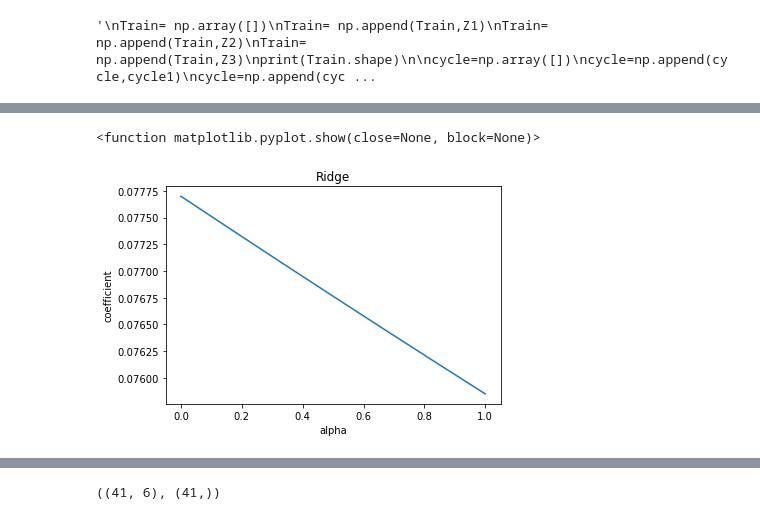
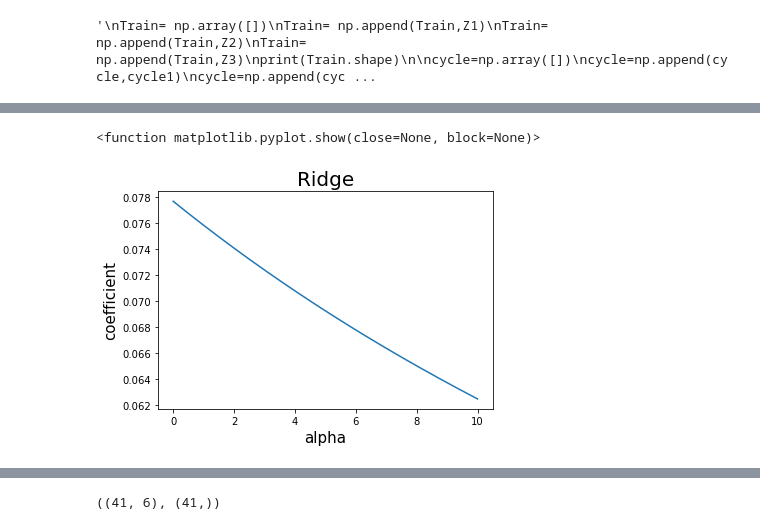
Before and after one commit to janggoonKim/ML_1, a Jupyter notebook: 논문코드 7 Note 3 .ipynb, the cells around one changed output, grey strips where cells are left out. Drawn from its saved outputs; the diff is of its cells as text; code cells hidden in the pictures.

```diff
--- a/논문코드 7 Note 3 .ipynb
+++ b/논문코드 7 Note 3 .ipynb
@@ -709,7 +709,7 @@ Y_Ridge=[]
 X_Ridge=[]
 from sklearn.linear_model import Lasso
 from sklearn.linear_model import Ridge
-for i in np.linspace(0,1,1000):
+for i in np.linspace(0,10,1000):
     regrplot=Ridge(alpha=i)
     regrplot.fit(Train,label_)
     Y_Ridge.append(regrplot.coef_)
@@ -718,9 +718,9 @@ Y_=np.array(Y_Ridge)
 
 plt.plot(X_Ridge,Y_)
 
-plt.title('Ridge')
-plt.xlabel('alpha')
-plt.ylabel('coefficient')
+plt.title('Ridge',fontsize=20)
+plt.xlabel('alpha',fontsize=15)
+plt.ylabel('coefficient',fontsize=15)
 plt.show
 # %% [output]
 <function matplotlib.pyplot.show(close=None, block=None)>
@@ -1176,24 +1176,24 @@ plt.show
 # %%
 Y_Ridge=[]
 X_Ridge=[]
 from sklearn.linear_model import Lasso
 from sklearn.linear_model import Ridge
-for i in np.linspace(0,1,1000):
+for i in np.linspace(0,10,1000):
     regrplot=Ridge(alpha=i)
     regrplot.fit(Train,label_)
     Y_Ridge.append(regrplot.coef_)
     X_Ridge.append(i)
 Y_=np.array(Y_Ridge)
 
 plt.plot(X_Ridge,Y_)
 
-plt.title('Ridge')
-plt.xlabel('alpha')
-plt.ylabel('coefficient')
+plt.title('Ridge',fontsize=20)
+plt.xlabel('alpha',fontsize=15)
+plt.ylabel('coefficient',fontsize=15)
 plt.show
 # %% [output]
 <function matplotlib.pyplot.show(close=None, block=None)>
-[figure, old version]
+[figure, new version]
 # %%
 from sklearn.linear_model import ElasticNet
 Y_ElasticNet=[]
```
Also changed, not shown: parts of 27 cells of this notebook, 18 other files.
